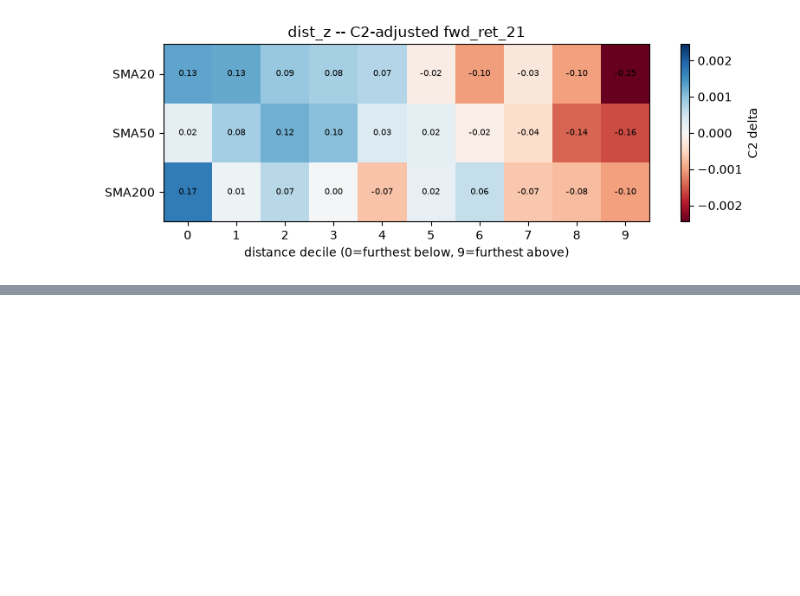
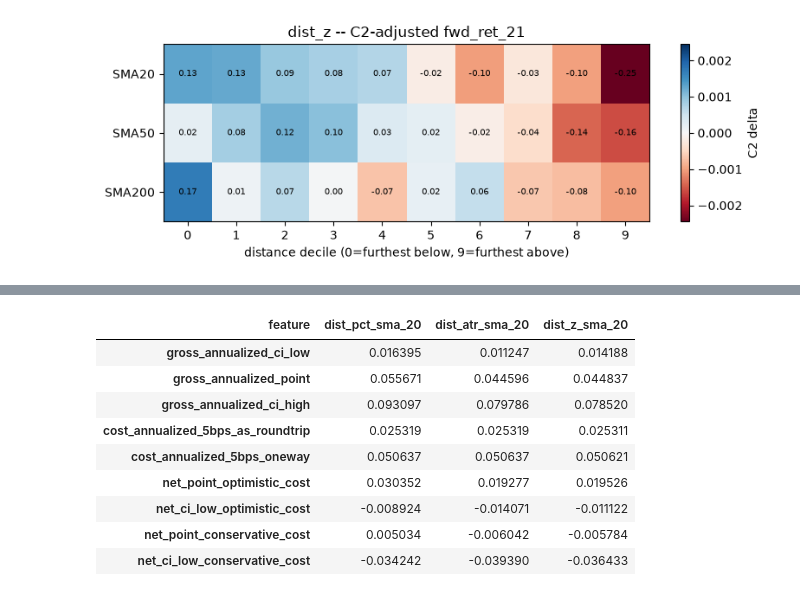
Before and after one commit to omerk1/stocks_analysis, a Jupyter notebook: notebooks/moving_averages_m04_distance.ipynb, the cells around one changed output, grey strips where cells are left out. Saved outputs shown, nothing was run; the diff lists cells and outputs as text; code cells hidden in the pictures; blank space fills up the shorter version.

```diff
--- a/notebooks/moving_averages_m04_distance.ipynb
+++ b/notebooks/moving_averages_m04_distance.ipynb
@@ -209,0 +238,46 @@ pattern surviving C2 matching. M4 is not dead at this pass.
+# %%
+cost_rows = []
+for feature in m04.DISTANCE_FEATURES:
+    col = f"{feature}_sma_20"
+    boot = inference_df.loc[col]
+    entries = turnover_df.loc[col, "entries_per_ticker_year"]
+
+    # decile9 - decile0 is negative -> the tradeable direction is long decile0 / short
+    # decile9; report the positive-facing annualised edge.
+    gross_low = -boot["ci_high"] * ANNUALIZATION
+    gross_point = -boot["point_estimate"] * ANNUALIZATION
+    gross_high = -boot["ci_low"] * ANNUALIZATION
+
+    # Two interpretations of DESIGN's "5bps" U1 tier, both reported rather than picking
+    # one silently: (a) 5bps already represents a full round-trip's friction per signal;
+    # (b) 5bps is one-way, so a round trip costs 10bps. Both legs (long + short) churn
+    # independently at `entries` per ticker-year.
+    cost_a = 2 * entries * (U1_SLIPPAGE_BPS / 10000)
+    cost_b = 2 * entries * (2 * U1_SLIPPAGE_BPS / 10000)
+
+    cost_rows.append({
+        "feature": col,
+        "gross_annualized_ci_low": gross_low,
+        "gross_annualized_point": gross_point,
+        "gross_annualized_ci_high": gross_high,
+        "cost_annualized_5bps_as_roundtrip": cost_a,
+        "cost_annualized_5bps_oneway": cost_b,
+        "net_point_optimistic_cost": gross_point - cost_a,
+        "net_ci_low_optimistic_cost": gross_low - cost_a,
+        "net_point_conservative_cost": gross_point - cost_b,
+        "net_ci_low_conservative_cost": gross_low - cost_b,
+    })
+
+cost_df = pd.DataFrame(cost_rows).set_index("feature")
+cost_df.T
+# %% [output]
+| feature | dist_pct_sma_20 | dist_atr_sma_20 | dist_z_sma_20 |
+| gross_annualized_ci_low | 0.016395 | 0.011247 | 0.014188 |
+| gross_annualized_point | 0.055671 | 0.044596 | 0.044837 |
+| gross_annualized_ci_high | 0.093097 | 0.079786 | 0.078520 |
+| cost_annualized_5bps_as_roundtrip | 0.025319 | 0.025319 | 0.025311 |
+| cost_annualized_5bps_oneway | 0.050637 | 0.050637 | 0.050621 |
+| net_point_optimistic_cost | 0.030352 | 0.019277 | 0.019526 |
+| net_ci_low_optimistic_cost | -0.008924 | -0.014071 | -0.011122 |
+| net_point_conservative_cost | 0.005034 | -0.006042 | -0.005784 |
+| net_ci_low_conservative_cost | -0.034242 | -0.039390 | -0.036433 |
```
Also changed, not shown: parts of 23 cells of this notebook, 4 other files.
